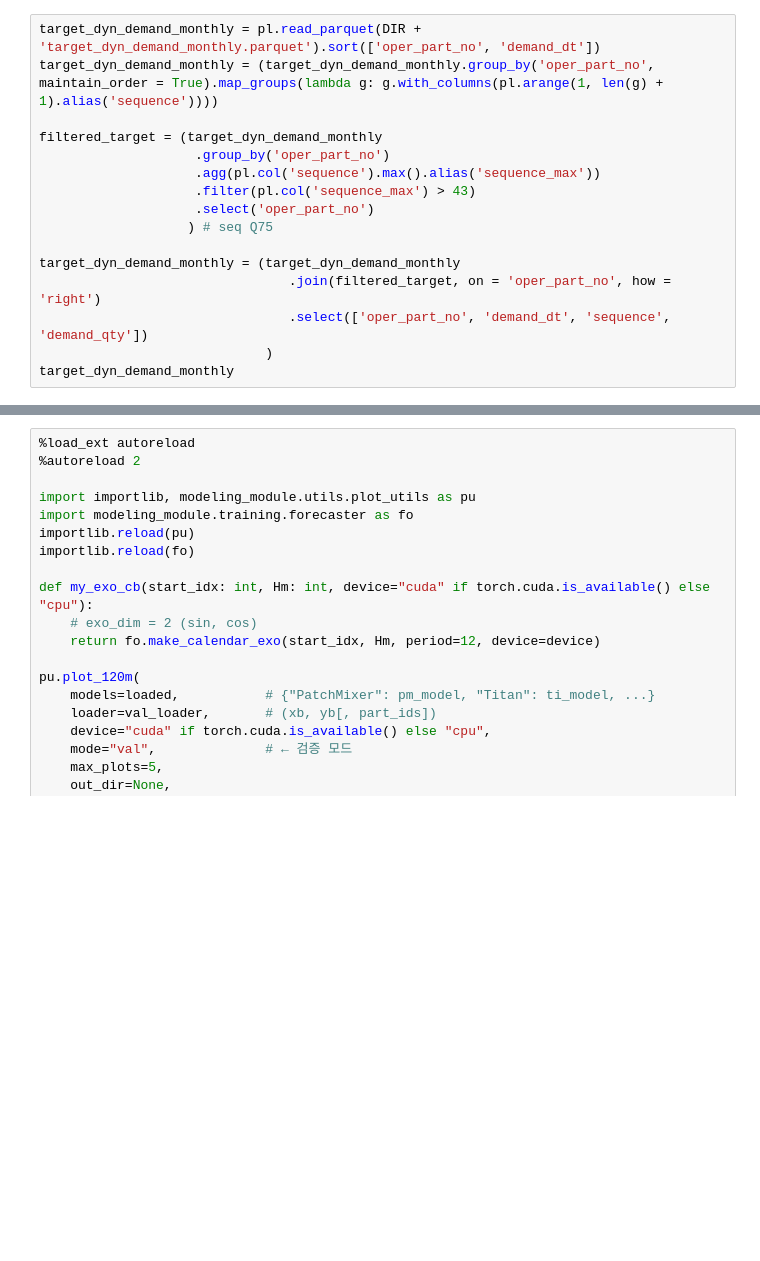
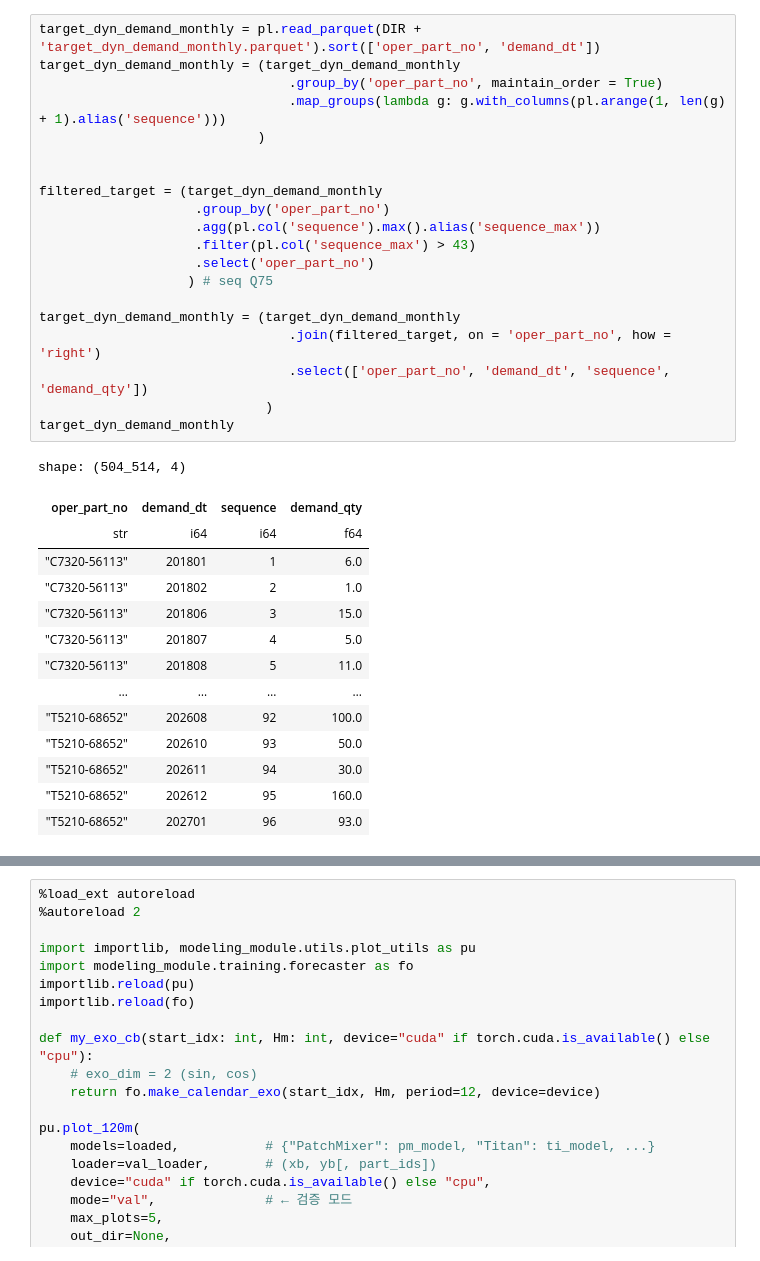
Before and after one commit to LeeKwanHyeong/data_research, a Jupyter notebook: modeling_module/model_test/total_ltb.ipynb, the cells around one changed output, grey strips where cells are left out. Cells and saved outputs as stored; diff of their text form; blank space fills up the shorter version.

```diff
--- a/modeling_module/model_test/total_ltb.ipynb
+++ b/modeling_module/model_test/total_ltb.ipynb
@@ -31,19 +39,38 @@ save_dir = DIR + 'fit/20251109_LTB'
 # %%
 target_dyn_demand_monthly = pl.read_parquet(DIR + 'target_dyn_demand_monthly.parquet').sort(['oper_part_no', 'demand_dt'])
-target_dyn_demand_monthly = (target_dyn_demand_monthly.group_by('oper_part_no', maintain_order = True).map_groups(lambda g: g.with_columns(pl.arange(1, len(g) + 1).alias('sequence'))))
+target_dyn_demand_monthly = (target_dyn_demand_monthly
+                                .group_by('oper_part_no', maintain_order = True)
+                                .map_groups(lambda g: g.with_columns(pl.arange(1, len(g) + 1).alias('sequence')))
+                            )
+
 
 filtered_target = (target_dyn_demand_monthly
                     .group_by('oper_part_no')
                     .agg(pl.col('sequence').max().alias('sequence_max'))
                     .filter(pl.col('sequence_max') > 43)
                     .select('oper_part_no')
                    ) # seq Q75
 
 target_dyn_demand_monthly = (target_dyn_demand_monthly
                                 .join(filtered_target, on = 'oper_part_no', how = 'right')
                                 .select(['oper_part_no', 'demand_dt', 'sequence', 'demand_qty'])
                              )
 target_dyn_demand_monthly
+# %% [output]
+shape: (504_514, 4)
+| oper_part_no | demand_dt | sequence | demand_qty |
+| str | i64 | i64 | f64 |
+| "C7320-56113" | 201801 | 1 | 6.0 |
+| "C7320-56113" | 201802 | 2 | 1.0 |
+| "C7320-56113" | 201806 | 3 | 15.0 |
+| "C7320-56113" | 201807 | 4 | 5.0 |
+| "C7320-56113" | 201808 | 5 | 11.0 |
+| … | … | … | … |
+| "T5210-68652" | 202608 | 92 | 100.0 |
+| "T5210-68652" | 202610 | 93 | 50.0 |
+| "T5210-68652" | 202611 | 94 | 30.0 |
+| "T5210-68652" | 202612 | 95 | 160.0 |
+| "T5210-68652" | 202701 | 96 | 93.0 |
 # %%
 plan_yyyymm = 201801
 lookback = 12
```
Also changed, not shown: parts of 6 cells of this notebook, 15 other files.
